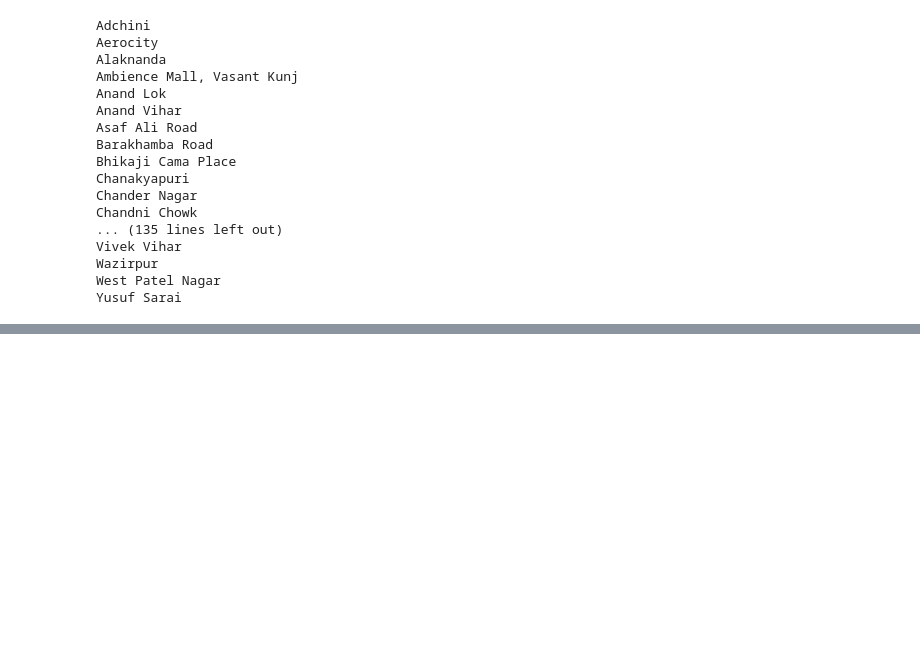
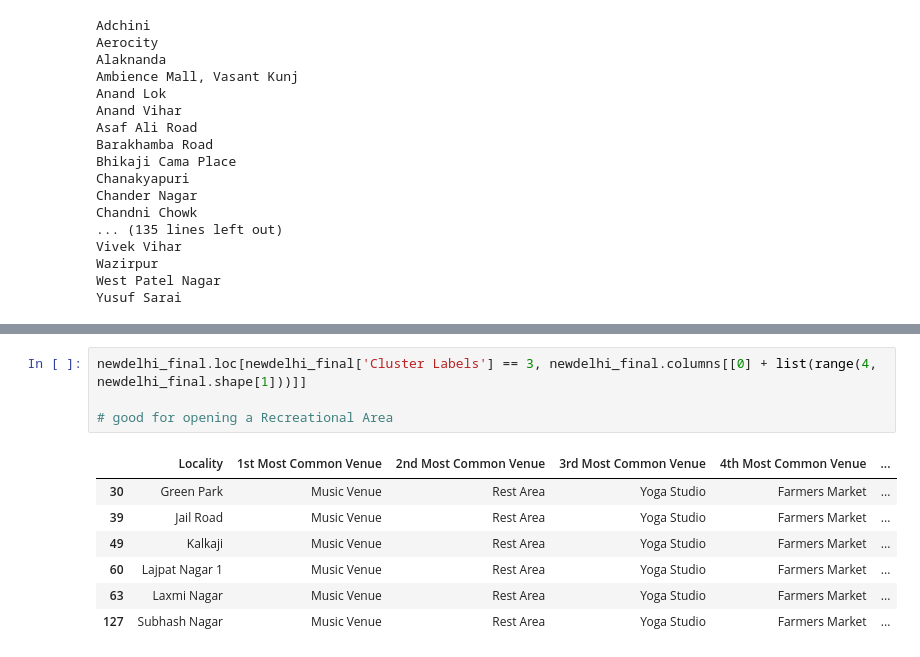
Before and after one commit to abhiroop43/coursera-ds-capstone, a Jupyter notebook: new_delhi.ipynb, the cells around one changed output, grey strips where cells are left out. Drawn from its saved outputs; the diff is of its cells as text; blank space fills up the shorter version.

```diff
--- a/new_delhi.ipynb
+++ b/new_delhi.ipynb
@@ -346,0 +592,12 @@ There are 183 uniques categories.
+# %%
+newdelhi_final.loc[newdelhi_final['Cluster Labels'] == 3, newdelhi_final.columns[[0] + list(range(4, newdelhi_final.shape[1]))]]
+
+# good for opening a Recreational Area
+# %% [output]
+|  | Locality | 1st Most Common Venue | 2nd Most Common Venue | 3rd Most Common Venue | 4th Most Common Venue | ... |
+| 30 | Green Park | Music Venue | Rest Area | Yoga Studio | Farmers Market | ... |
+| 39 | Jail Road | Music Venue | Rest Area | Yoga Studio | Farmers Market | ... |
+| 49 | Kalkaji | Music Venue | Rest Area | Yoga Studio | Farmers Market | ... |
+| 60 | Lajpat Nagar 1 | Music Venue | Rest Area | Yoga Studio | Farmers Market | ... |
+| 63 | Laxmi Nagar | Music Venue | Rest Area | Yoga Studio | Farmers Market | ... |
+| 127 | Subhash Nagar | Music Venue | Rest Area | Yoga Studio | Farmers Market | ... |
```
Also changed, not shown: parts of 20 cells of this notebook, 1 other file.
